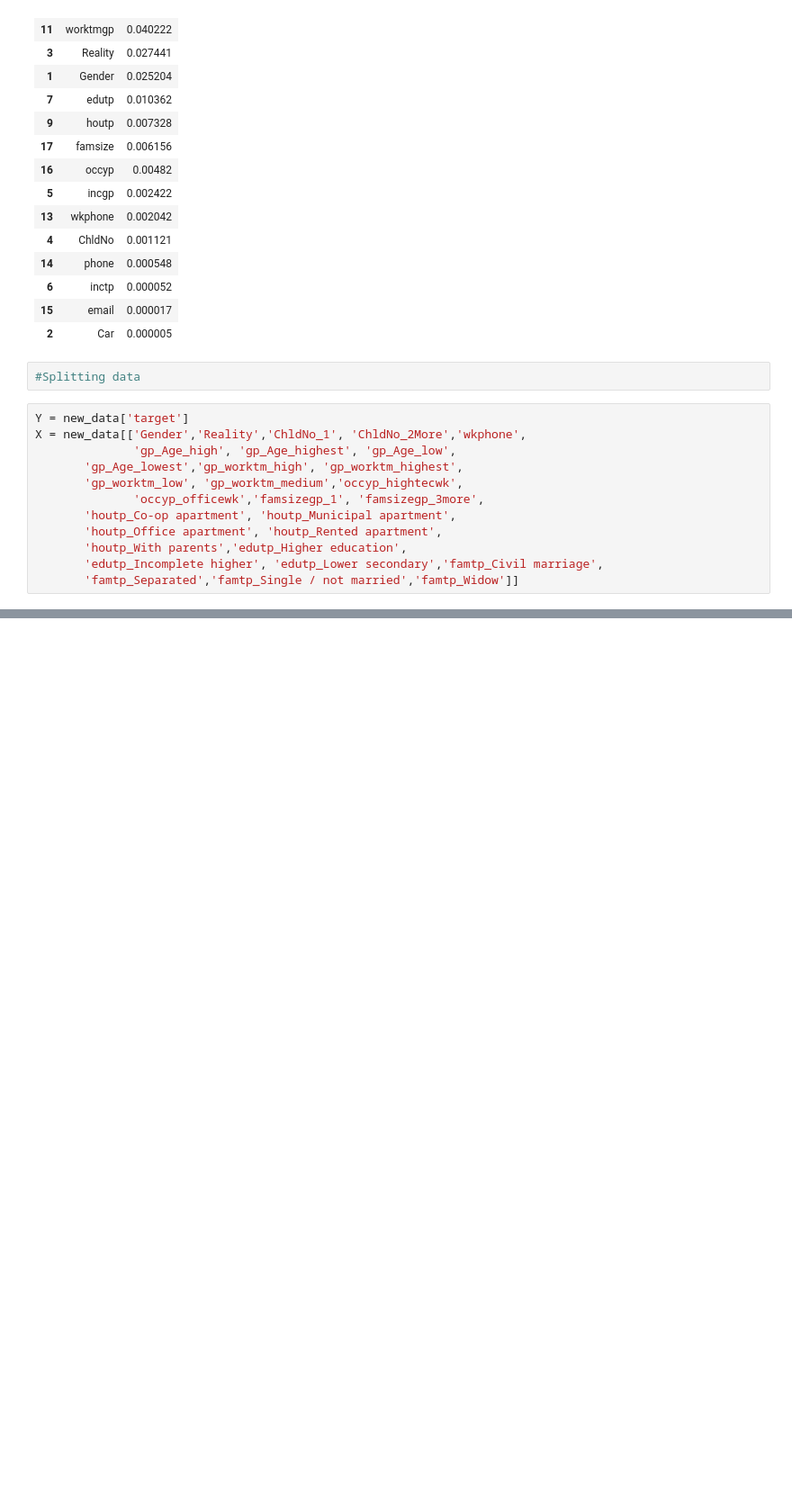
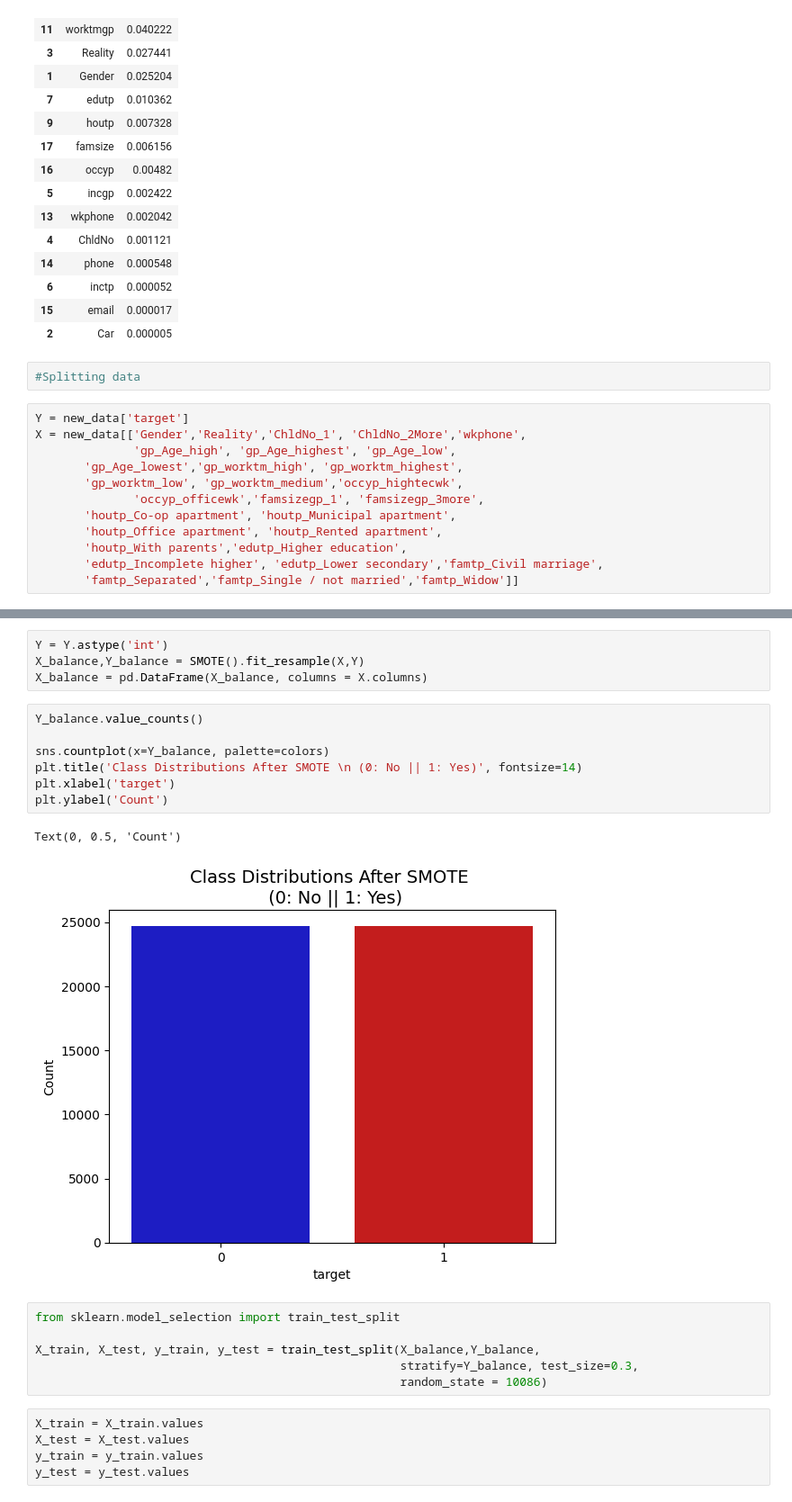
Before and after one commit to hduongg09/credit_prediction, a Jupyter notebook: project_1.ipynb, the cells around one changed output, grey strips where cells are left out. Shown at 90% size. Saved outputs shown, nothing was run; the diff lists cells and outputs as text; blank space fills up the shorter version.

Commit message:
add model

```diff
--- a/project_1.ipynb
+++ b/project_1.ipynb
@@ -746,0 +733,25 @@ print(new_data)
+# %%
+Y = Y.astype('int')
+X_balance,Y_balance = SMOTE().fit_resample(X,Y)
+X_balance = pd.DataFrame(X_balance, columns = X.columns)
+# %%
+Y_balance.value_counts()
+
+sns.countplot(x=Y_balance, palette=colors)
+plt.title('Class Distributions After SMOTE \n (0: No || 1: Yes)', fontsize=14)
+plt.xlabel('target')
+plt.ylabel('Count')
+# %% [output]
+Text(0, 0.5, 'Count')
+[figure, added]
+# %%
+from sklearn.model_selection import train_test_split
+
+X_train, X_test, y_train, y_test = train_test_split(X_balance,Y_balance,
+                                                    stratify=Y_balance, test_size=0.3,
+                                                    random_state = 10086)
+# %%
+X_train = X_train.values
+X_test = X_test.values
+y_train = y_train.values
+y_test = y_test.values
```
Also changed, not shown: parts of 16 cells of this notebook.
